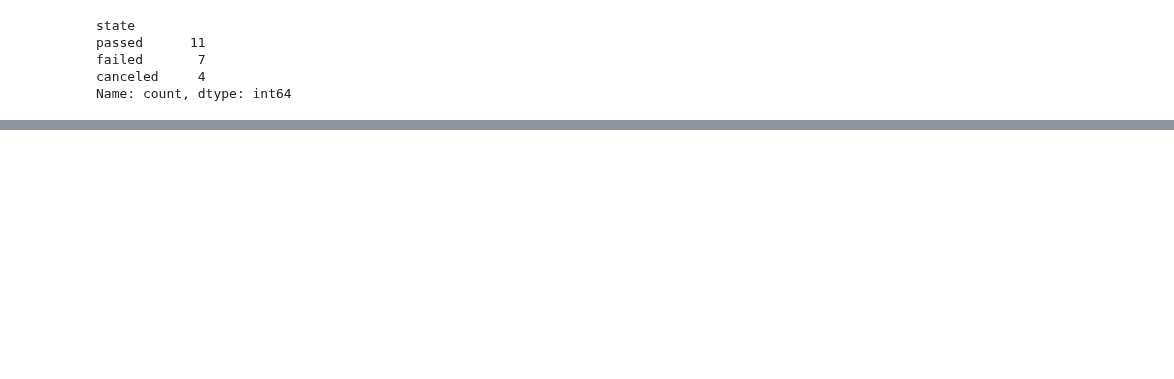
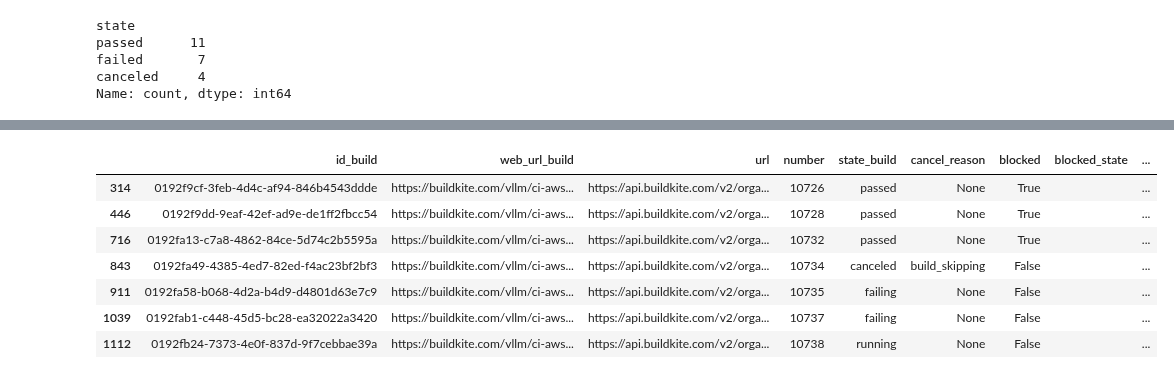
Before and after one commit to t-parry/vllm, a Jupyter notebook: .buildkite_monitor/test_api.ipynb, the cells around one changed output, grey strips where cells are left out. Saved outputs shown, nothing was run; the diff lists cells and outputs as text; code cells hidden in the pictures; blank space fills up the shorter version.

```diff
--- a/.buildkite_monitor/test_api.ipynb
+++ b/.buildkite_monitor/test_api.ipynb
@@ -180 +251,12 @@ result_df_amd = calculate_wait_time(result_df_amd)
+# %%
+result_df_amd[result_df_amd['agent.id']=='0192e85e-63f9-49d3-bb43-52e9f61b361f']
+# %% [output]
+|  | id_build | web_url_build | url | number | state_build | cancel_reason | blocked | blocked_state | ... |
+| 314 | 0192f9cf-3feb-4d4c-af94-846b4543ddde | https://buildkite.com/vllm/ci-aws... | https://api.buildkite.com/v2/orga... | 10726 | passed | None | True |  | ... |
+| 446 | 0192f9dd-9eaf-42ef-ad9e-de1ff2fbcc54 | https://buildkite.com/vllm/ci-aws... | https://api.buildkite.com/v2/orga... | 10728 | passed | None | True |  | ... |
+| 716 | 0192fa13-c7a8-4862-84ce-5d74c2b5595a | https://buildkite.com/vllm/ci-aws... | https://api.buildkite.com/v2/orga... | 10732 | passed | None | True |  | ... |
+| 843 | 0192fa49-4385-4ed7-82ed-f4ac23bf2bf3 | https://buildkite.com/vllm/ci-aws... | https://api.buildkite.com/v2/orga... | 10734 | canceled | build_skipping | False |  | ... |
+| 911 | 0192fa58-b068-4d2a-b4d9-d4801d63e7c9 | https://buildkite.com/vllm/ci-aws... | https://api.buildkite.com/v2/orga... | 10735 | failing | None | False |  | ... |
+| 1039 | 0192fab1-c448-45d5-bc28-ea32022a3420 | https://buildkite.com/vllm/ci-aws... | https://api.buildkite.com/v2/orga... | 10737 | failing | None | False |  | ... |
+| 1112 | 0192fb24-7373-4e0f-837d-9f7cebbae39a | https://buildkite.com/vllm/ci-aws... | https://api.buildkite.com/v2/orga... | 10738 | running | None | False |  | ... |
 # %%
```
Also changed, not shown: parts of 28 cells of this notebook, 2 other files.
